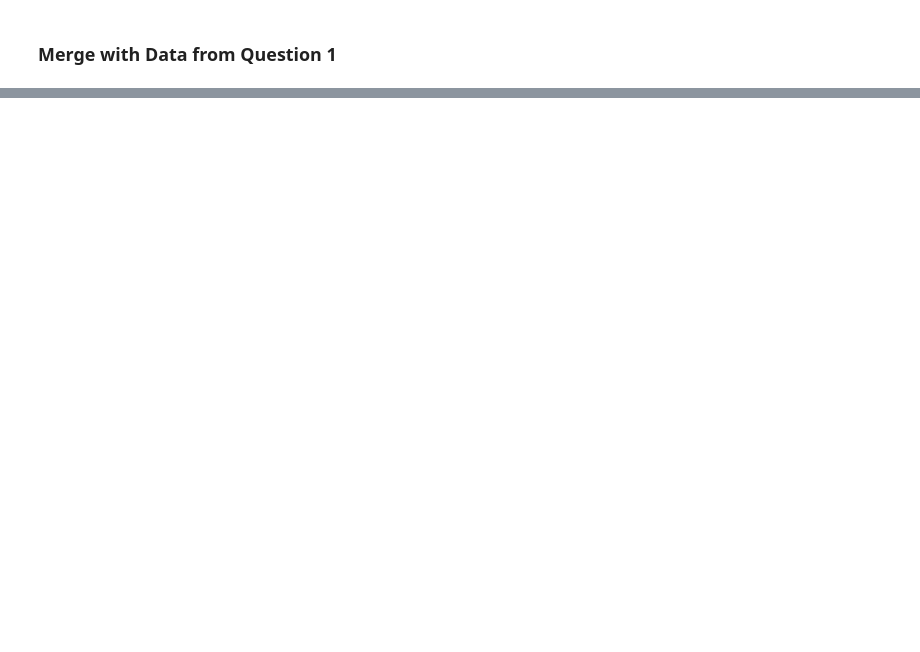
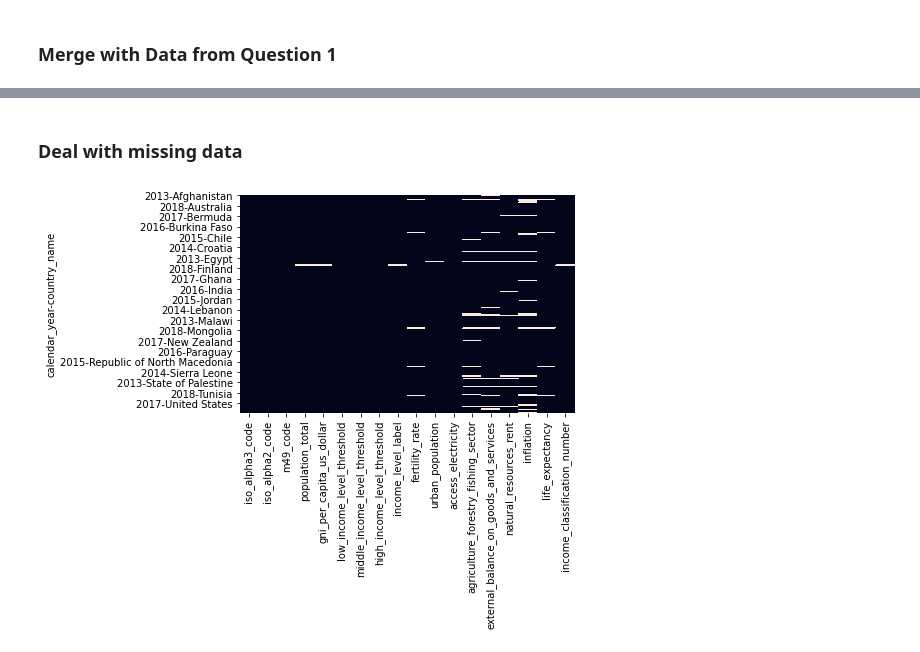
Before and after one commit to christoph-fraller/dopp_2020w_group03_ex3, a Jupyter notebook: dopp_2020w_group03_ex3_with_git.ipynb, the cells around one changed output, grey strips where cells are left out. Saved outputs shown, nothing was run; the diff lists cells and outputs as text; code cells hidden in the pictures; blank space fills up the shorter version.

```diff
--- a/dopp_2020w_group03_ex3_with_git.ipynb
+++ b/dopp_2020w_group03_ex3_with_git.ipynb
@@ -406,4 +530,4 @@ def compute_missing_population_total(input_data):
 
     return df
 
-income_data_preprocessed = compute_missing_population_total(income_data_country_codes_inserted)
+income_data_preprocessed = compute_missing_population_total(income_data_country_codes_complete)
@@ -656,6 +870,0 @@ sb.heatmap(indicator_data.isna(), cbar = False);
-# %%
-# select only ceratain parameters (drop columns with very few entries)
-
-indicator_data = indicator_data[['country_code','fertility_rate','urban_population','access_electricity', 'agriculture_forestry_fishing_sector','unemployment']]
-
-indicator_data
@@ -676,0 +871,15 @@ indicator_data
+# %%
+# select only ceratain parameters (drop columns with very few entries)
+indicator_data = indicator_data[['calendar_year','iso_alpha3_code','fertility_rate','urban_population','access_electricity', 'agriculture_forestry_fishing_sector','external_balance_on_goods_and_services','natural_resources_rent','inflation','life_expectancy']]
+
+#change datatypes
+indicator_data['fertility_rate'] = pd.to_numeric(indicator_data['fertility_rate'], errors='coerce')
+indicator_data['urban_population'] = pd.to_numeric(indicator_data['urban_population'], errors='coerce')
+indicator_data['access_electricity'] = pd.to_numeric(indicator_data['access_electricity'], errors='coerce')
+indicator_data['agriculture_forestry_fishing_sector'] = pd.to_numeric(indicator_data['agriculture_forestry_fishing_sector'], errors='coerce')
+indicator_data['inflation'] = pd.to_numeric(indicator_data['inflation'], errors='coerce')
+indicator_data['external_balance_on_goods_and_services'] = pd.to_numeric(indicator_data['external_balance_on_goods_and_services'], errors='coerce')
+indicator_data['natural_resources_rent'] = pd.to_numeric(indicator_data['natural_resources_rent'], errors='coerce')
+indicator_data['life_expectancy'] = pd.to_numeric(indicator_data['life_expectancy'], errors='coerce')
+
+indicator_data.dtypes
@@ -682,0 +917,20 @@ NameError: ignored
+# %%
+df = income_classification_data.reset_index()
+indicator_income_data = df.merge(indicator_data, how = 'inner', on = ['calendar_year','iso_alpha3_code'])
+
+#create income level number
+# low_income = 1
+# lower_middle_income = 2
+# upper_middle_income = 3
+# high_income = 4
+
+indicator_income_data['income_classification_number'] = np.nan
+indicator_income_data['income_classification_number'].loc[indicator_income_data['income_level_label'] == 'low_income'] = 1
+indicator_income_data['income_classification_number'].loc[indicator_income_data['income_level_label'] == 'lower_middle_income'] = 2
+indicator_income_data['income_classification_number'].loc[indicator_income_data['income_level_label'] == 'upper_middle_income'] = 3
+indicator_income_data['income_classification_number'].loc[indicator_income_data['income_level_label'] == 'high_income'] = 4
+
+#set index
+indicator_income_data.set_index(['calendar_year','country_name'], inplace = True)
+
+indicator_income_data
@@ -682,0 +956,6 @@ NameError: ignored
+# %% [markdown]
+### Deal with missing data
+# %%
+sb.heatmap(indicator_income_data.isna(), cbar = False);
+# %% [output]
+[figure, added]
```
Also changed, not shown: parts of 55 cells of this notebook.
